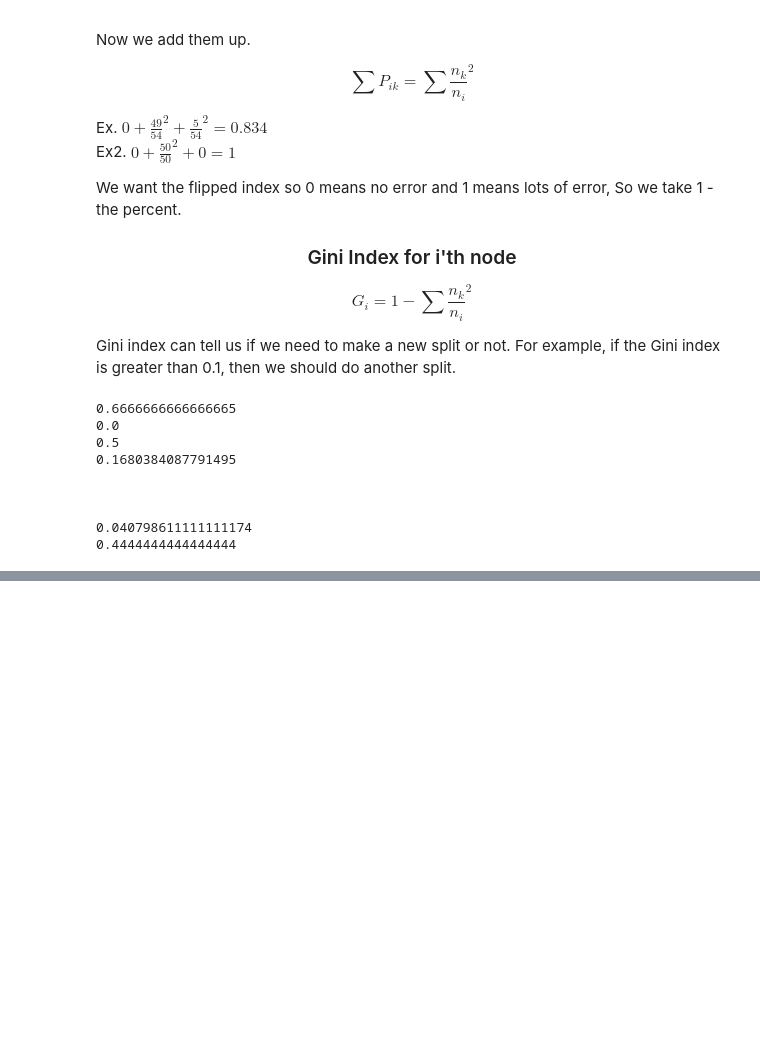
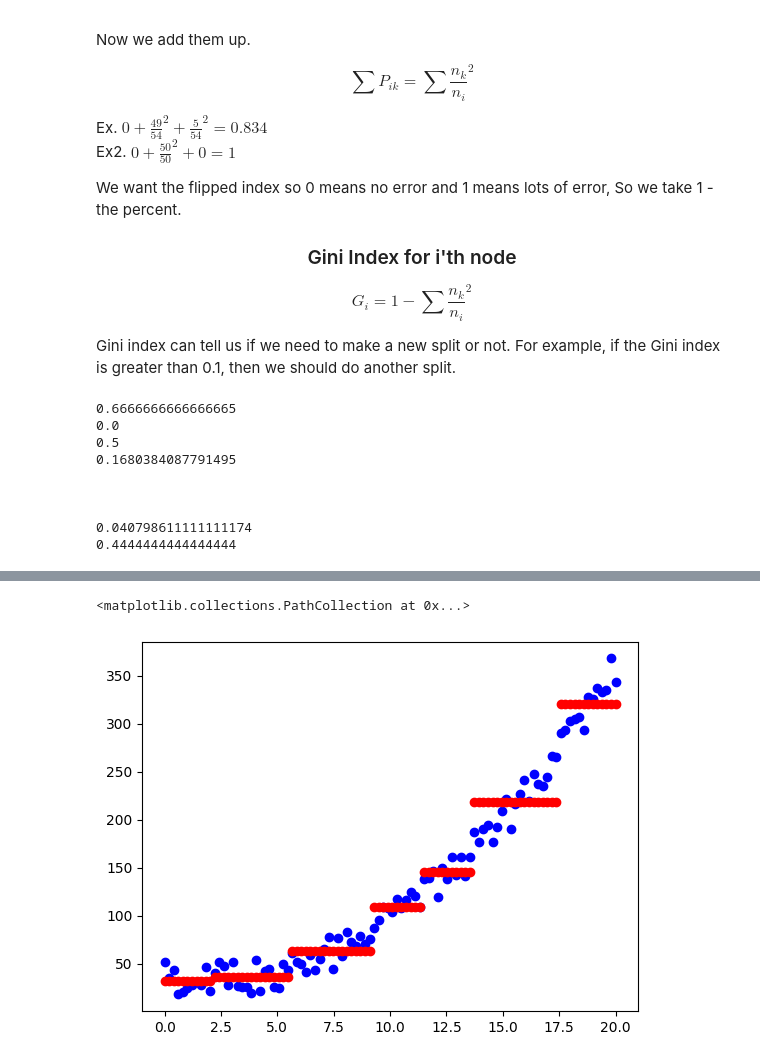
Before and after one commit to dustyshaw/machine-learning, a Jupyter notebook: notes/day13_decision_trees.ipynb, the cells around one changed output, grey strips where cells are left out. Drawn from its saved outputs; the diff is of its cells as text; code cells hidden in the pictures; blank space fills up the shorter version.

```diff
--- a/notes/day13_decision_trees.ipynb
+++ b/notes/day13_decision_trees.ipynb
@@ -149,0 +200,16 @@ from sklearn.tree import DecisionTreeClassifier
+# %%
+# Gives the average of all the data points that fall within a particular leaf
+from sklearn.tree import DecisionTreeRegressor
+
+X = X.reshape(-1, 1)
+
+tree = DecisionTreeRegressor(max_depth=10, min_samples_leaf=10)
+tree.fit(X, Y)
+
+y_pred = tree.predict(X)
+
+plt.scatter(X, Y, color="b")
+plt.scatter(X, y_pred, color="red")
+# %% [output]
+<matplotlib.collections.PathCollection at 0x...>
+[figure, added]
```
Also changed, not shown: parts of 15 cells of this notebook.
